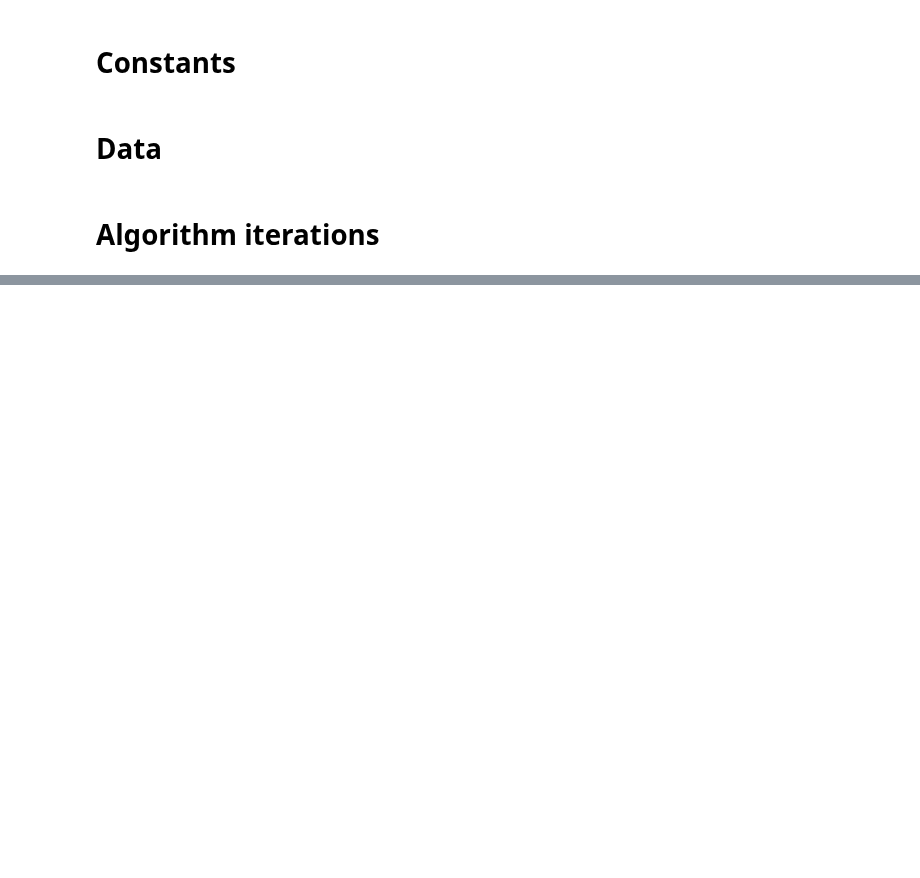
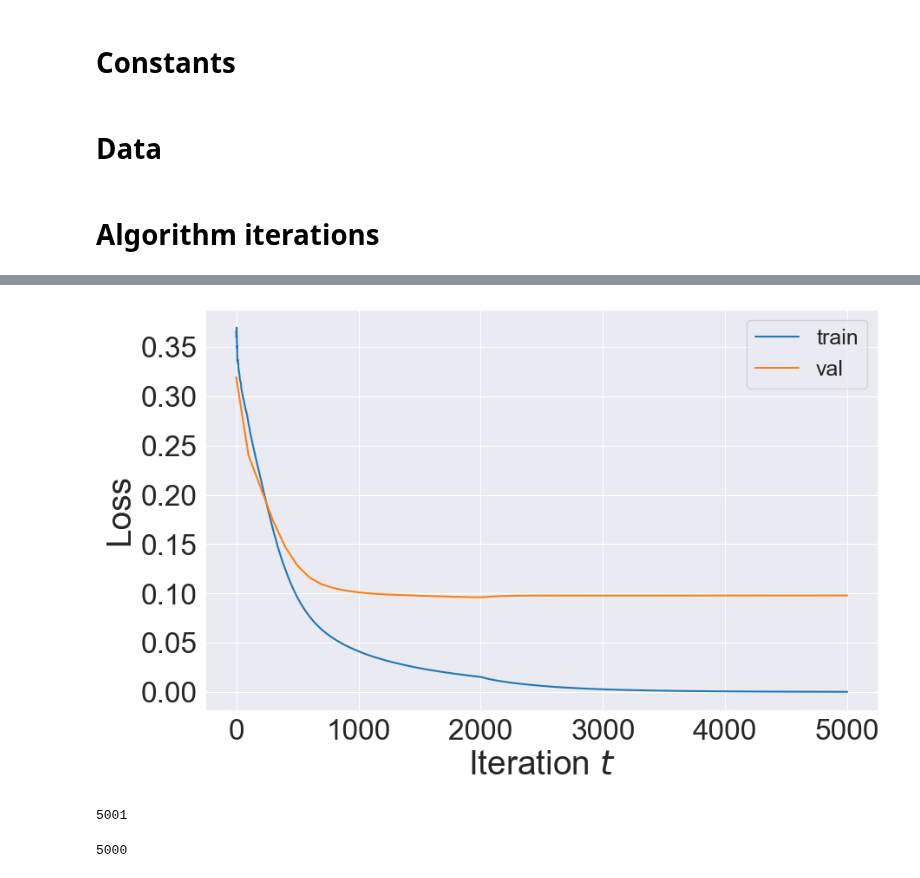
Before and after one commit to karl-hajjar/pop-conic, a Jupyter notebook: pop_conic/notebooks/pop-conic-basic.ipynb, the cells around one changed output, grey strips where cells are left out. Cells and saved outputs as stored; diff of their text form; code cells hidden in the pictures; blank space fills up the shorter version.

Commit message:
Started couple of initial experiments

```diff
--- a/pop_conic/notebooks/pop-conic-basic.ipynb
+++ b/pop_conic/notebooks/pop-conic-basic.ipynb
@@ -93,16 +95,13 @@ def update(a, b, x, y, n_updates=1, compute_loss=True):
     for _ in range(n_updates):
         h_1, x_1, y_hat = forward_states(a, b, x)
         delta = y_hat - y
-        dh_1 = relu_prime(h_1)
-        dh = np.matmul(relu_prime(h_1), np.diag(a.reshape(-1))).T
-        b = b - BASE_LR * np.matmul(dh,
-                                    delta * x_train) / N_TRAIN
-        a = a - BASE_LR * np.mean(delta * x_1, axis=0)
+        b = b - BASE_LR * np.matmul(np.matmul(relu_prime(h_1), np.diag(a.reshape(-1))).T,
+                                    delta * x) / N_TRAIN
+        a = a - BASE_LR * np.mean(delta * x_1, axis=0, keepdims=True)
 
-        if compute_loss:
-            loss = 0.5 * np.mean(delta**2)
-        else:
-            loss = -1.0
+    loss = -1.0
+    if compute_loss:
+        loss = 0.5 * np.mean(delta ** 2)
 
     return a, b, loss
 # %%
@@ -244,0 +320,8 @@ plt.show()
+# %%
+# FULL LOOP (POP-CONIC 1 sample & 1 update per step)
+n_neurons = 1
+n_updates = 1
+
+a, b, _ = initialize_net(x_train, y_train, n_neurons=n_neurons)
+a, b, train_losses, val_losses, neurons = train(N_STEPS, a, b, x_train, y_train, x_val, y_val,
+                                                n_samples=n_neurons, n_updates=n_updates)
@@ -244,0 +356,27 @@ plt.show()
+# %%
+plt.figure(figsize=(10, 6))
+marker = None #'o'
+#plt.xscale('log')
+#plt.yscale('log')
+
+plt.plot(np.arange(len(train_losses)), train_losses, label='train')
+plt.plot([min(VAL_ITER * k, len(train_losses)) for k in range(len(val_losses))], val_losses, label='val',
+         marker=marker)
+
+plt.xlabel('Iteration $t$', fontsize=28)
+plt.ylabel('Loss', fontsize=28)
+plt.xticks(fontsize=24)
+plt.yticks(fontsize=24)
+plt.legend(fontsize=18)
+plt.savefig(os.path.join(FIGURES_DIR, 'losses-basic.png'), bbox_inches='tight')
+plt.show()
+# %% [output]
+[figure, added]
+# %%
+len(neurons)
+# %% [output]
+5001
+# %%
+len(train_losses)
+# %% [output]
+5000
```
Also changed, not shown: parts of 33 cells of this notebook, 4 other files.
